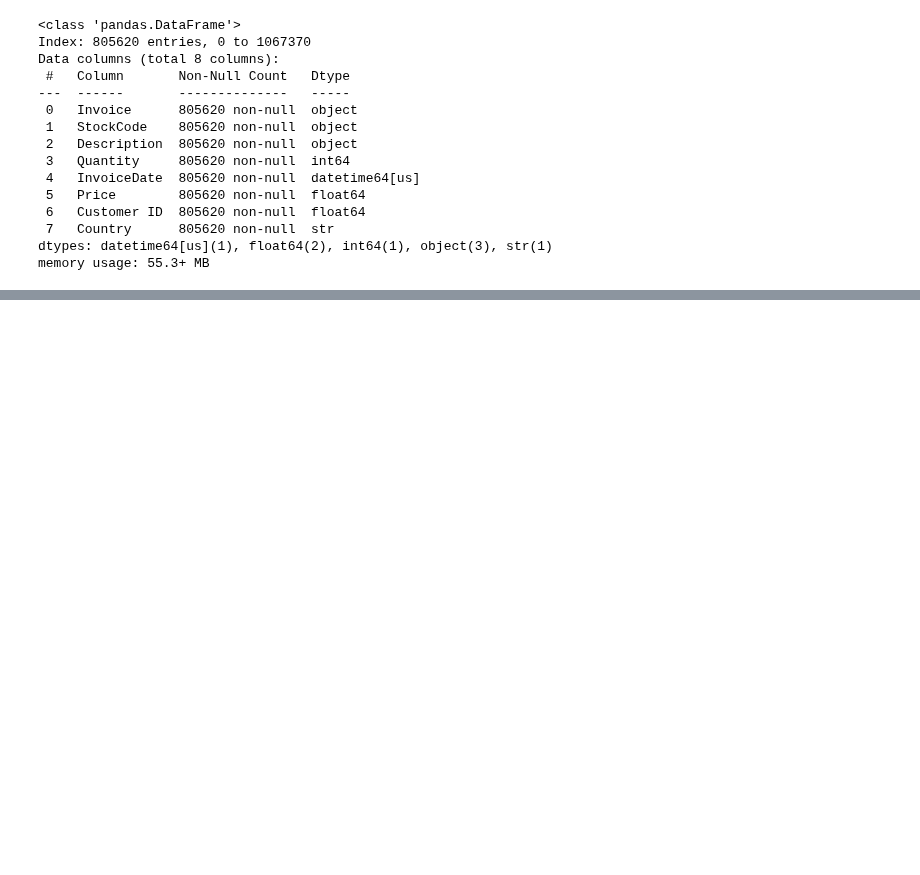
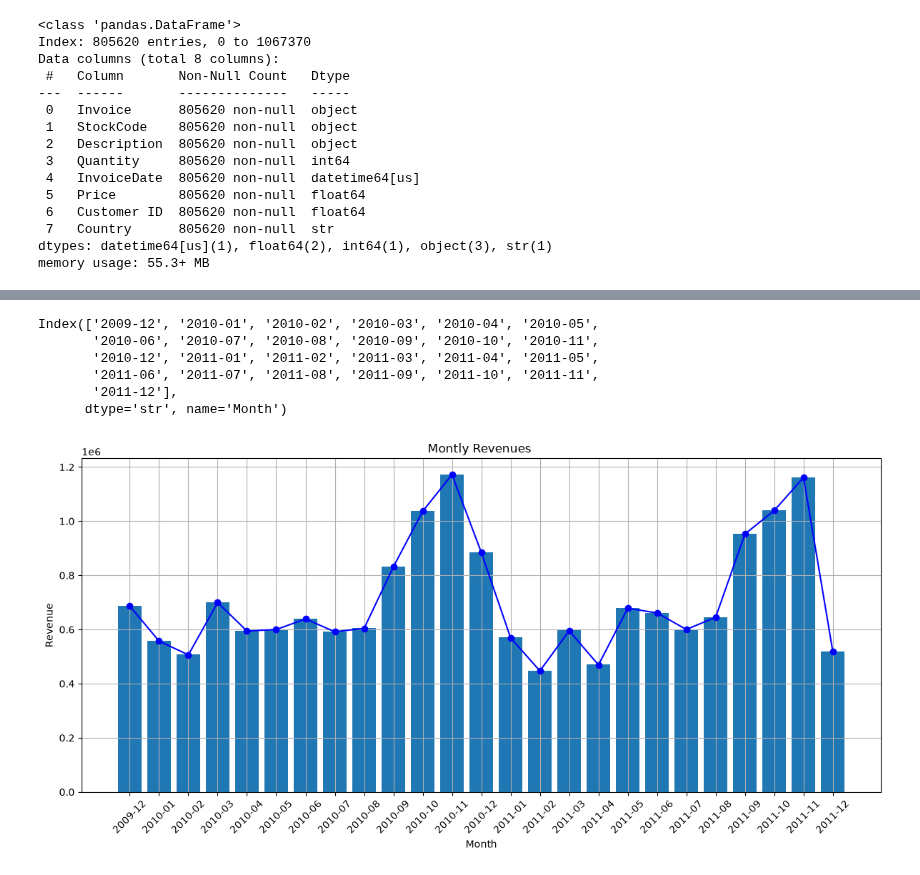
Before and after one commit to kanakamsandeep746-source/PythonCodes, a Jupyter notebook: demo2.ipynb, the cells around one changed output, grey strips where cells are left out. Saved outputs shown, nothing was run; the diff lists cells and outputs as text; code cells hidden in the pictures; blank space fills up the shorter version.

Commit message:
data visualization pratice2

```diff
--- a/demo2.ipynb
+++ b/demo2.ipynb
@@ -75,0 +77,3 @@ memory usage: 55.3+ MB
+# %%
+df=df[df['Price']>0]
+df.shape
@@ -75,0 +82,4 @@ memory usage: 55.3+ MB
+# %%
+df['Month']=df['InvoiceDate'].dt.to_period('M').astype(str)
+df['Month']
+df.head()
@@ -75,0 +95,3 @@ memory usage: 55.3+ MB
+# %%
+df['Revenue']=df['Quantity']*df['Price']
+df.head()
@@ -75,0 +125,25 @@ memory usage: 55.3+ MB
+# %%
+montly_revenue=df.groupby('Month')['Revenue'].sum().sort_index()
+montly_revenue.index
+# %% [output]
+Index(['2009-12', '2010-01', '2010-02', '2010-03', '2010-04', '2010-05',
+       '2010-06', '2010-07', '2010-08', '2010-09', '2010-10', '2010-11',
+       '2010-12', '2011-01', '2011-02', '2011-03', '2011-04', '2011-05',
+       '2011-06', '2011-07', '2011-08', '2011-09', '2011-10', '2011-11',
+       '2011-12'],
+      dtype='str', name='Month')
+# %%
+#provide height and width
+plt.figure(figsize=(12,6))
+#plot Line
+plt.bar(montly_revenue.index,montly_revenue.values+1000)
+plt.plot(montly_revenue.index,montly_revenue.values,marker='o',color='Blue')
+plt.title("Montly Revenues ")
+plt.xlabel("Month")
+plt.ylabel("Revenue")
+plt.xticks(rotation=45)
+plt.tight_layout()
+plt.grid(True)
+plt.show()
+# %% [output]
+[figure, added]
```
Also changed, not shown: parts of 25 cells of this notebook.
